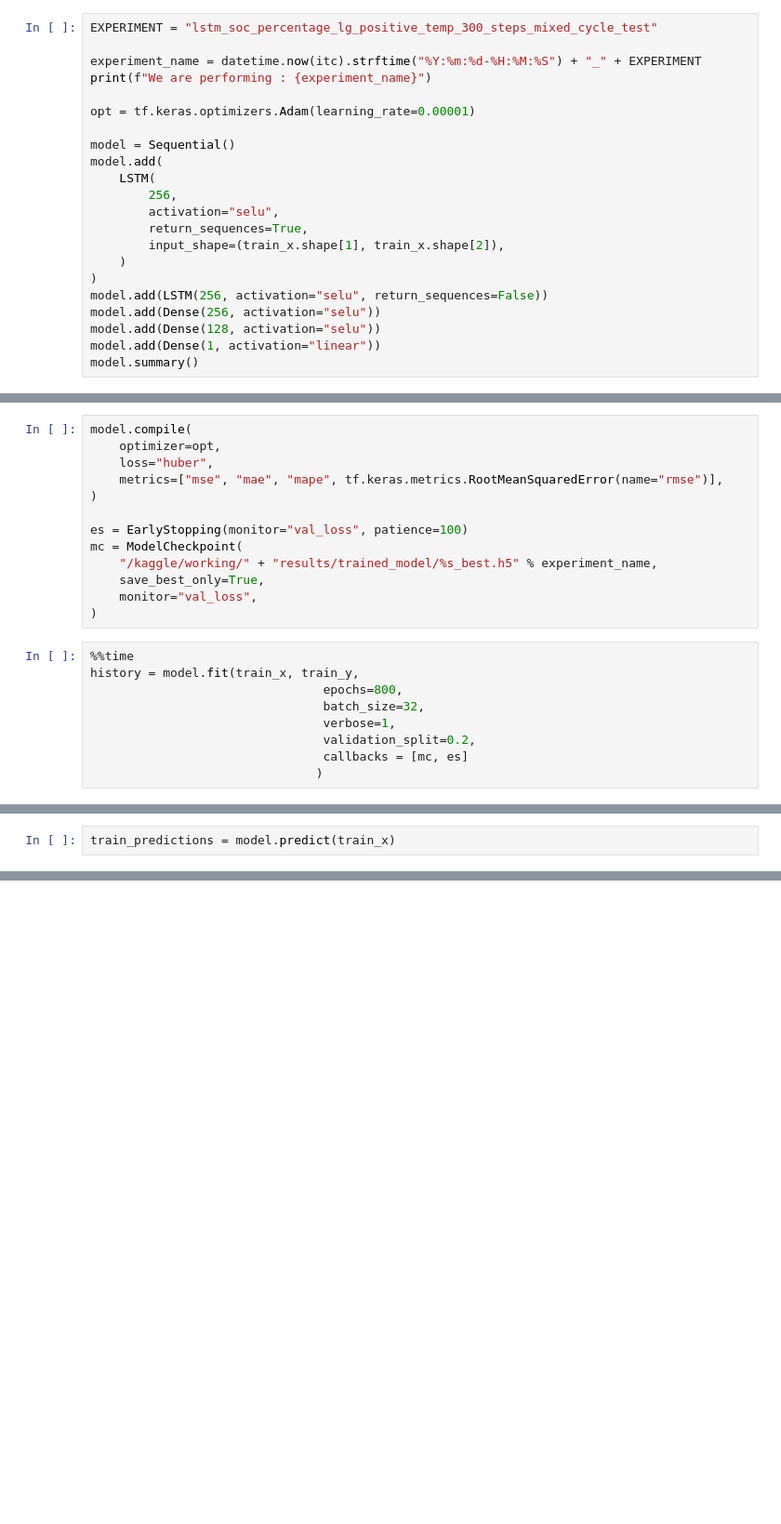
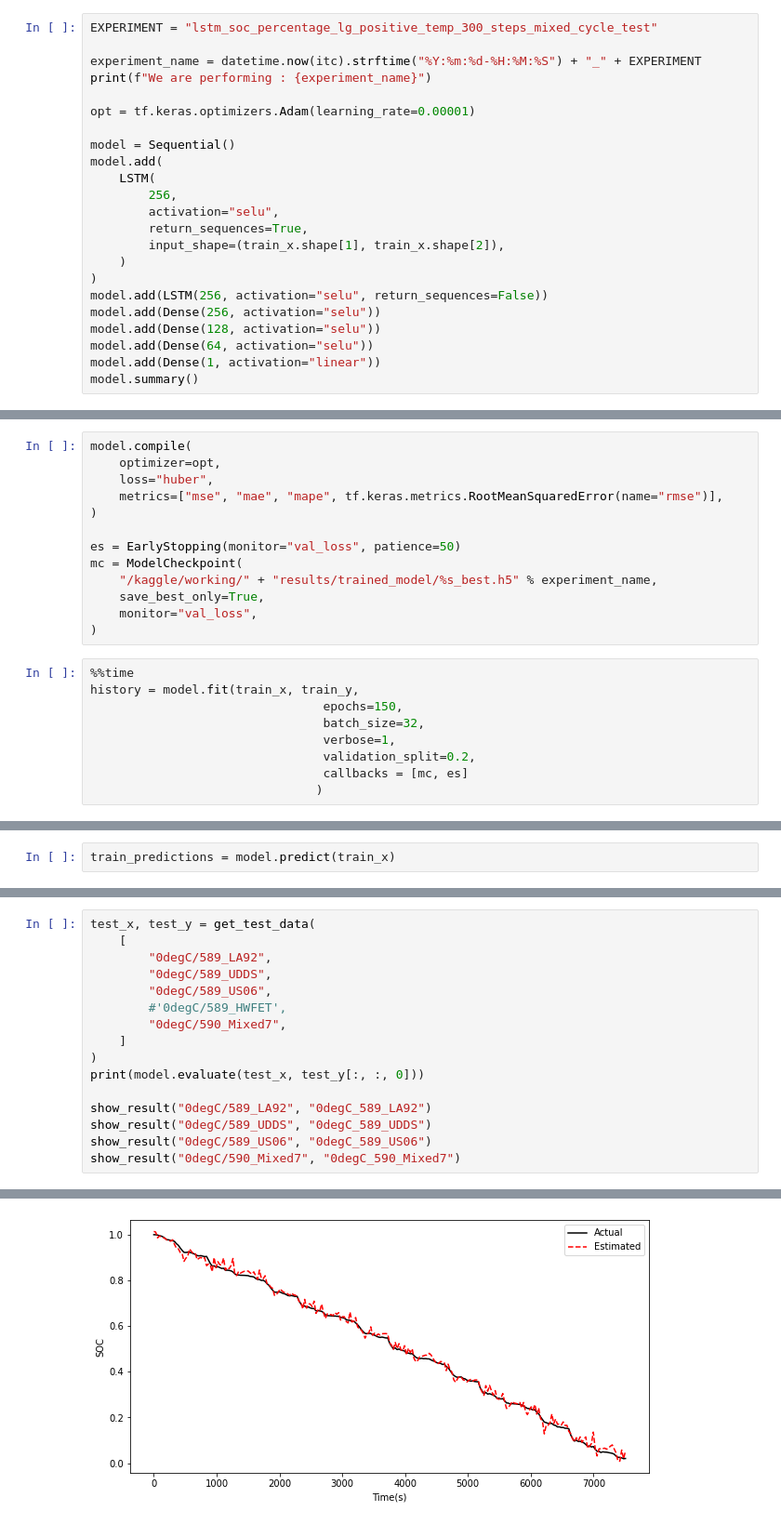
Before and after one commit to Aditya9790/Aditya9790, a Jupyter notebook: soc-estimation-lstm.ipynb, the cells around one changed output, grey strips where cells are left out. Shown at 93% size. Cells and saved outputs as stored; diff of their text form; blank space fills up the shorter version.

```diff
--- a/soc-estimation-lstm.ipynb
+++ b/soc-estimation-lstm.ipynb
@@ -882,6 +916,7 @@ model.add(
 model.add(LSTM(256, activation="selu", return_sequences=False))
 model.add(Dense(256, activation="selu"))
 model.add(Dense(128, activation="selu"))
+model.add(Dense(64, activation="selu"))
 model.add(Dense(1, activation="linear"))
 model.summary()
 # %% [output]
@@ -911,7 +944,7 @@ model.compile(
     metrics=["mse", "mae", "mape", tf.keras.metrics.RootMeanSquaredError(name="rmse")],
 )
 
-es = EarlyStopping(monitor="val_loss", patience=100)
+es = EarlyStopping(monitor="val_loss", patience=50)
 mc = ModelCheckpoint(
     "/kaggle/working/" + "results/trained_model/%s_best.h5" % experiment_name,
     save_best_only=True,
@@ -920,7 +953,7 @@ mc = ModelCheckpoint(
 # %%
 %%time
 history = model.fit(train_x, train_y,
-                                epochs=800,
+                                epochs=150,
                                 batch_size=32,
                                 verbose=1,
                                 validation_split=0.2,
@@ -1201,0 +1338,17 @@ fig.show()
+# %%
+test_x, test_y = get_test_data(
+    [
+        "0degC/589_LA92",
+        "0degC/589_UDDS",
+        "0degC/589_US06",
+        #'0degC/589_HWFET',
+        "0degC/590_Mixed7",
+    ]
+)
+print(model.evaluate(test_x, test_y[:, :, 0]))
+
+show_result("0degC/589_LA92", "0degC_589_LA92")
+show_result("0degC/589_UDDS", "0degC_589_UDDS")
+show_result("0degC/589_US06", "0degC_589_US06")
+show_result("0degC/590_Mixed7", "0degC_590_Mixed7")
+# %% [output]
@@ -1201,0 +1360 @@ fig.show()
+[figure, added]
```
Also changed, not shown: parts of 26 cells of this notebook.
